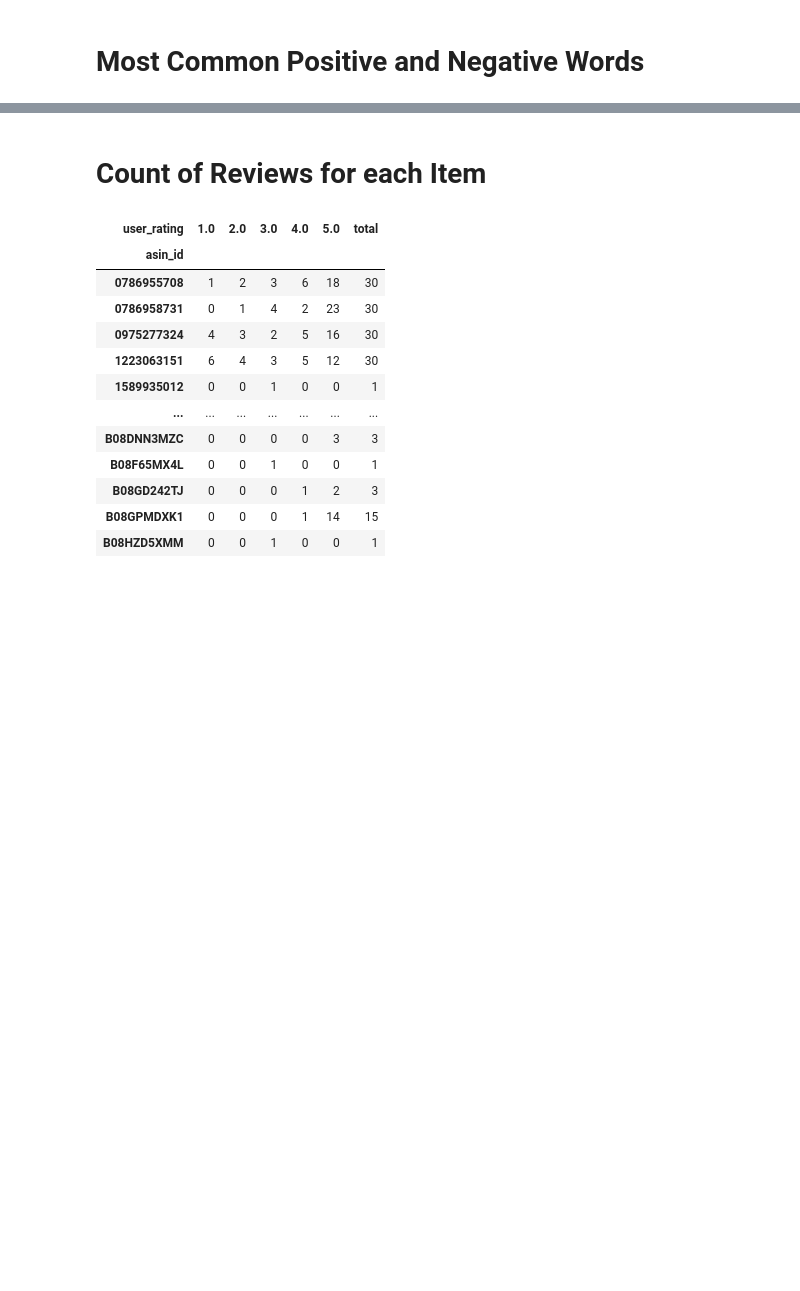
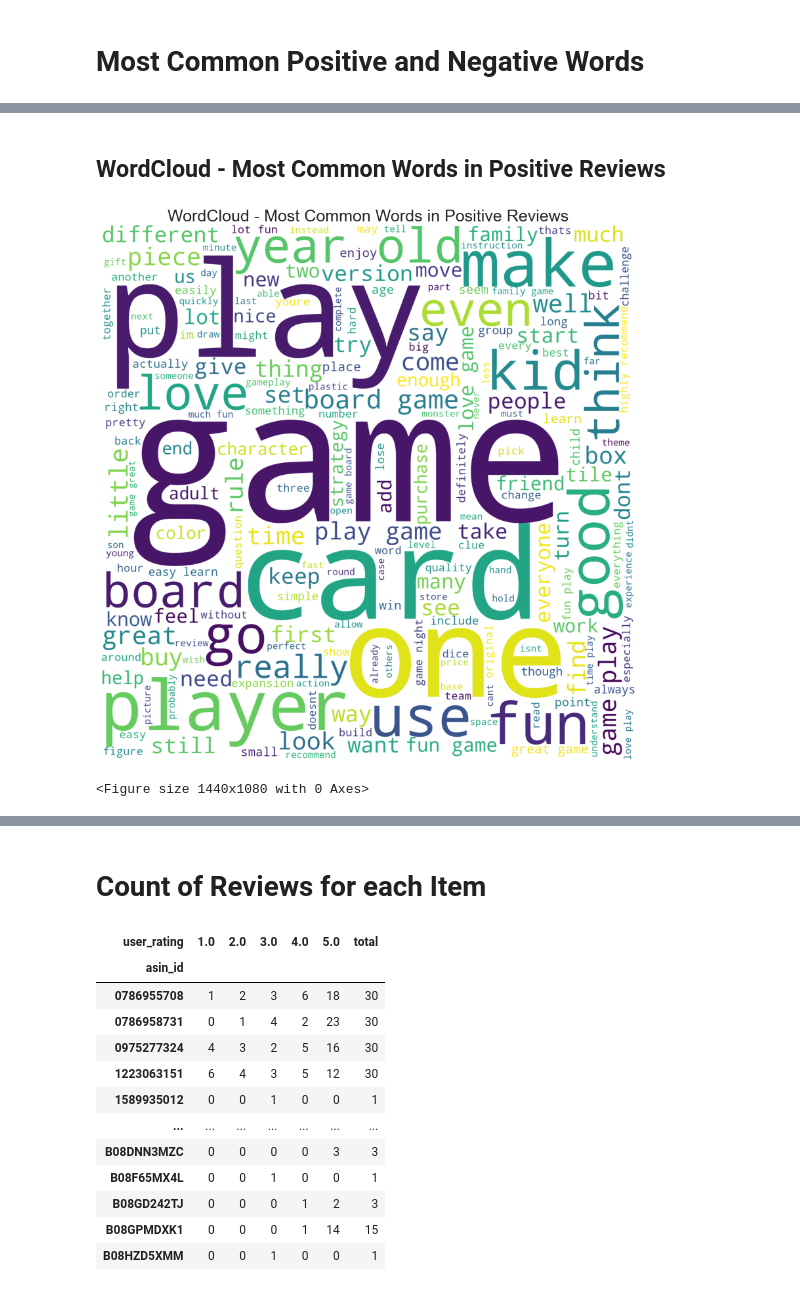
Before and after one commit to ttam37/dsc-capstone-project-v2-onl01-dtsc-ft-052620, a Jupyter notebook: eda + feature_engineering.ipynb, the cells around one changed output, grey strips where cells are left out. Drawn from its saved outputs; the diff is of its cells as text; code cells hidden in the pictures; blank space fills up the shorter version.

```diff
--- a/eda + feature_engineering.ipynb
+++ b/eda + feature_engineering.ipynb
@@ -445,0 +488,15 @@ plt.savefig('images/bar_plot_most_common_positive_negative_words_in_reviews.png'
+# %% [markdown]
+## WordCloud - Most Common Words in Positive Reviews
+# %%
+from wordcloud import WordCloud
+wordcloud_reviews = WordCloud(height=2000, width=2000, background_color='white')
+wordcloud_reviews = wordcloud_reviews.generate(' '.join(final_df[final_df['user_rating'] >= 4]['cleaned_reviews'].tolist()))
+plt.imshow(wordcloud_reviews)
+plt.title("WordCloud - Most Common Words in Positive Reviews", fontsize=25)
+plt.axis('off')
+plt.show()
+
+plt.savefig('images/wordcloud_most_positive_common_words_in_reviews.png');
+# %% [output]
+[figure, added]
+<Figure size 1440x1080 with 0 Axes>
```
Also changed, not shown: parts of 19 cells of this notebook, 51 other files.
